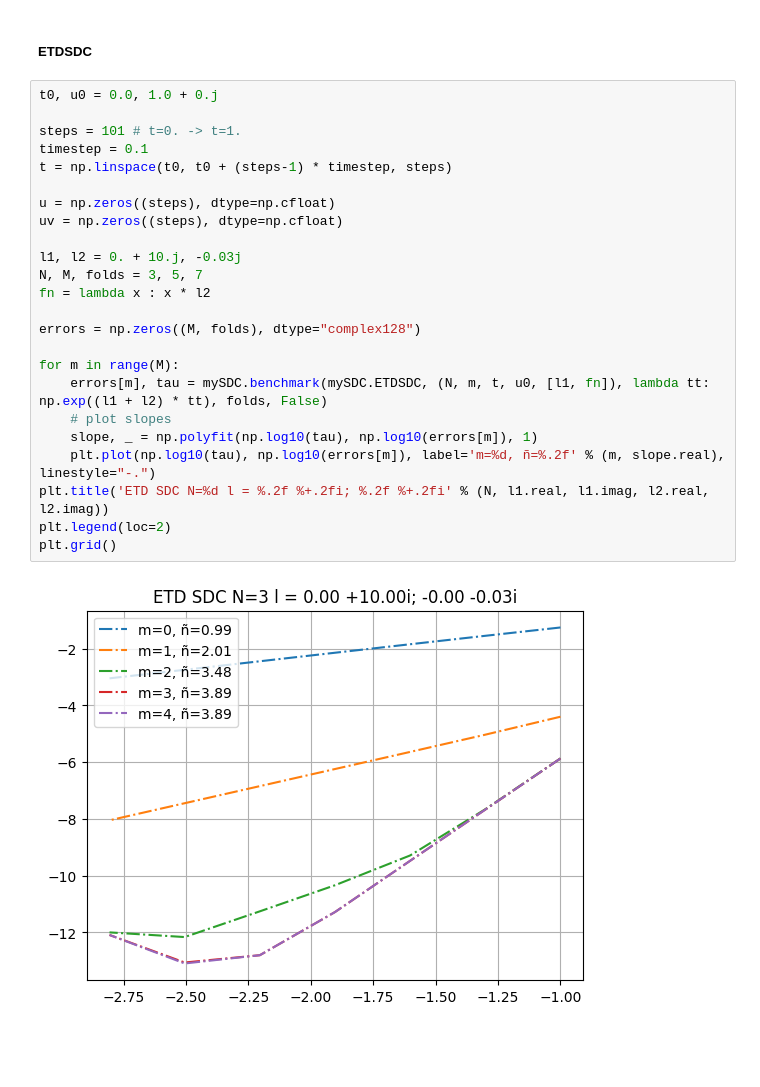
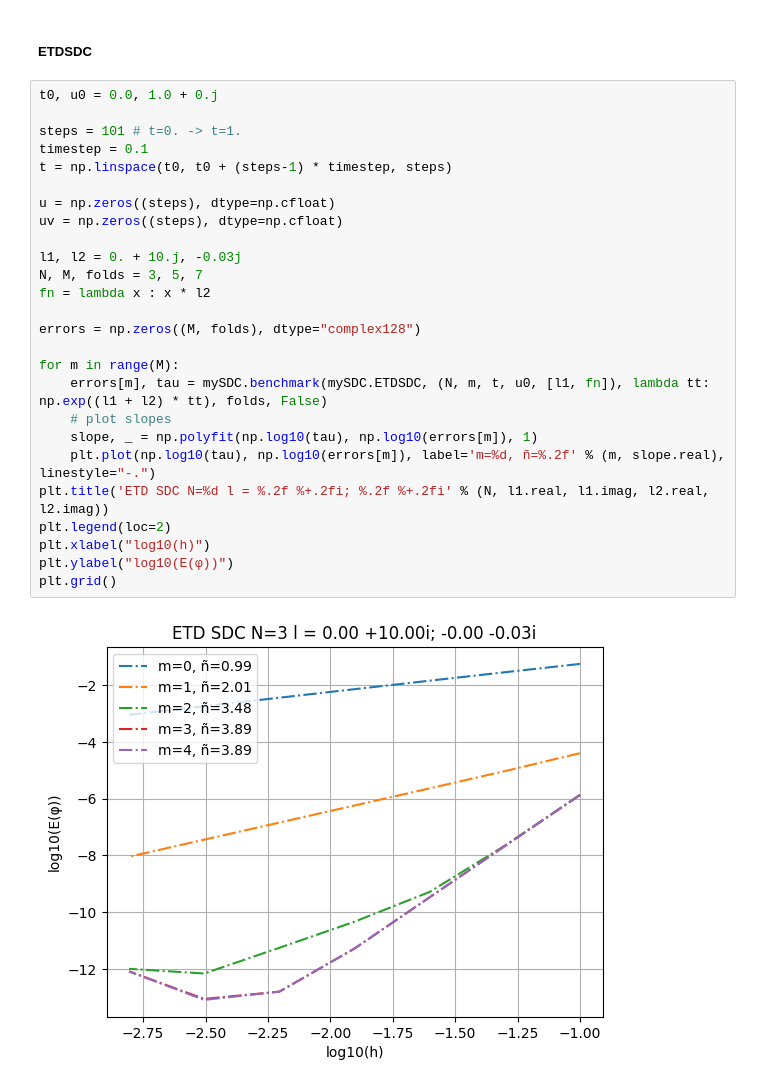
Before and after one commit to BoriskovaLiza/masterarbeit, a Jupyter notebook: prototype/convergence_rates.ipynb, the cells around one changed output. Drawn from its saved outputs; the diff is of its cells as text; blank space fills up the shorter version.

```diff
--- a/prototype/convergence_rates.ipynb
+++ b/prototype/convergence_rates.ipynb
@@ -117,26 +127,28 @@ plt.grid()
 # %%
 t0, u0 = 0.0, 1.0 + 0.j
 
 steps = 101 # t=0. -> t=1.
 timestep = 0.1
 t = np.linspace(t0, t0 + (steps-1) * timestep, steps)
 
 u = np.zeros((steps), dtype=np.cfloat)
 uv = np.zeros((steps), dtype=np.cfloat)
 
 l1, l2 = 0. + 10.j, -0.03j
 N, M, folds = 3, 5, 7
 fn = lambda x : x * l2
 
 errors = np.zeros((M, folds), dtype="complex128")
 
 for m in range(M):
     errors[m], tau = mySDC.benchmark(mySDC.ETDSDC, (N, m, t, u0, [l1, fn]), lambda tt: np.exp((l1 + l2) * tt), folds, False)
     # plot slopes
     slope, _ = np.polyfit(np.log10(tau), np.log10(errors[m]), 1)
     plt.plot(np.log10(tau), np.log10(errors[m]), label='m=%d, ñ=%.2f' % (m, slope.real), linestyle="-.")
 plt.title('ETD SDC N=%d l = %.2f %+.2fi; %.2f %+.2fi' % (N, l1.real, l1.imag, l2.real, l2.imag))
 plt.legend(loc=2)
+plt.xlabel("log10(h)")
+plt.ylabel("log10(E(φ))")
 plt.grid()
 # %% [output]
-[figure, old version]
+[figure, new version]
```
Also changed, not shown: parts of 5 cells of this notebook.
